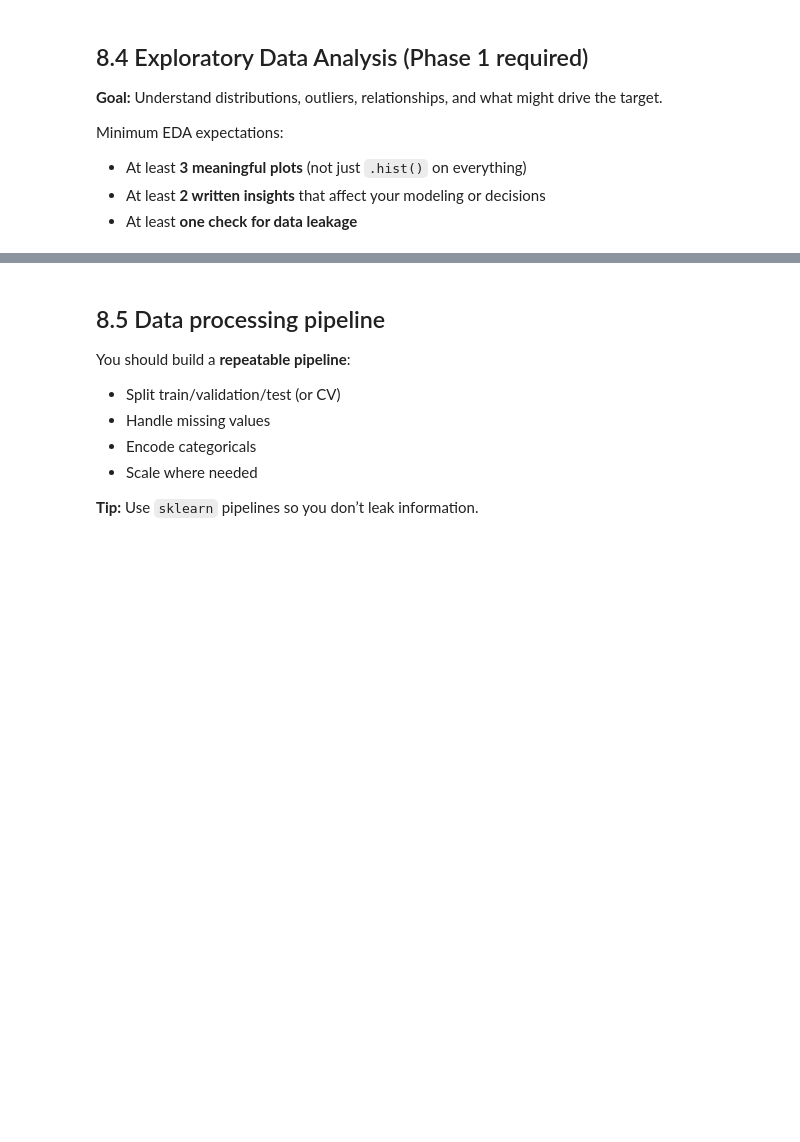
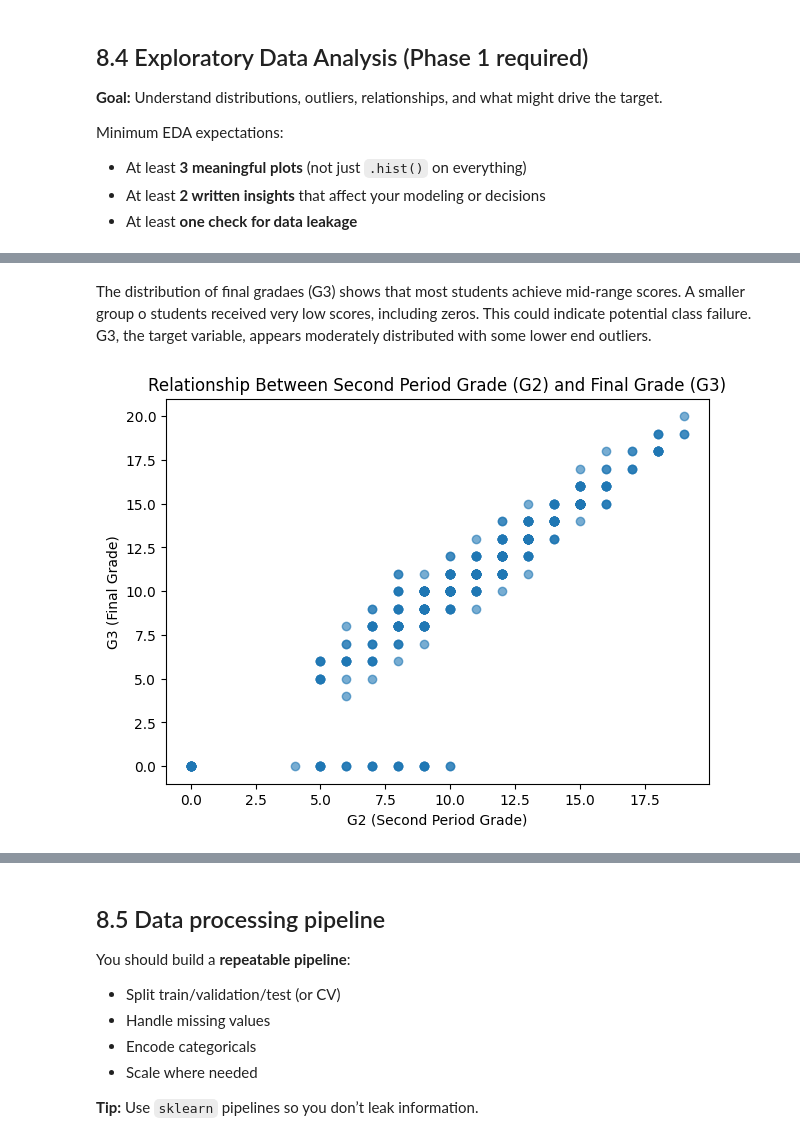
Before and after one commit to aleysha23/502project, a Jupyter notebook: 502project.ipynb, the cells around one changed output, grey strips where cells are left out. Saved outputs shown, nothing was run; the diff lists cells and outputs as text; code cells hidden in the pictures; blank space fills up the shorter version.

```diff
--- a/502project.ipynb
+++ b/502project.ipynb
@@ -337,0 +424,16 @@ else:
+# %% [markdown]
+The distribution of final gradaes (G3) shows that most students achieve mid-range scores. A smaller group o students received very low scores, including zeros. This could indicate potential class failure. G3, the target variable, appears moderately distributed with some lower end outliers.
+# %%
+import matplotlib.pyplot as plt
+
+plt.figure(figsize=(7,5))
+
+plt.scatter(df["G2"], df["G3"], alpha=0.6)
+
+plt.title("Relationship Between Second Period Grade (G2) and Final Grade (G3)")
+plt.xlabel("G2 (Second Period Grade)")
+plt.ylabel("G3 (Final Grade)")
+
+plt.show()
+# %% [output]
+[figure, added]
```
Also changed, not shown: parts of 31 cells of this notebook.
